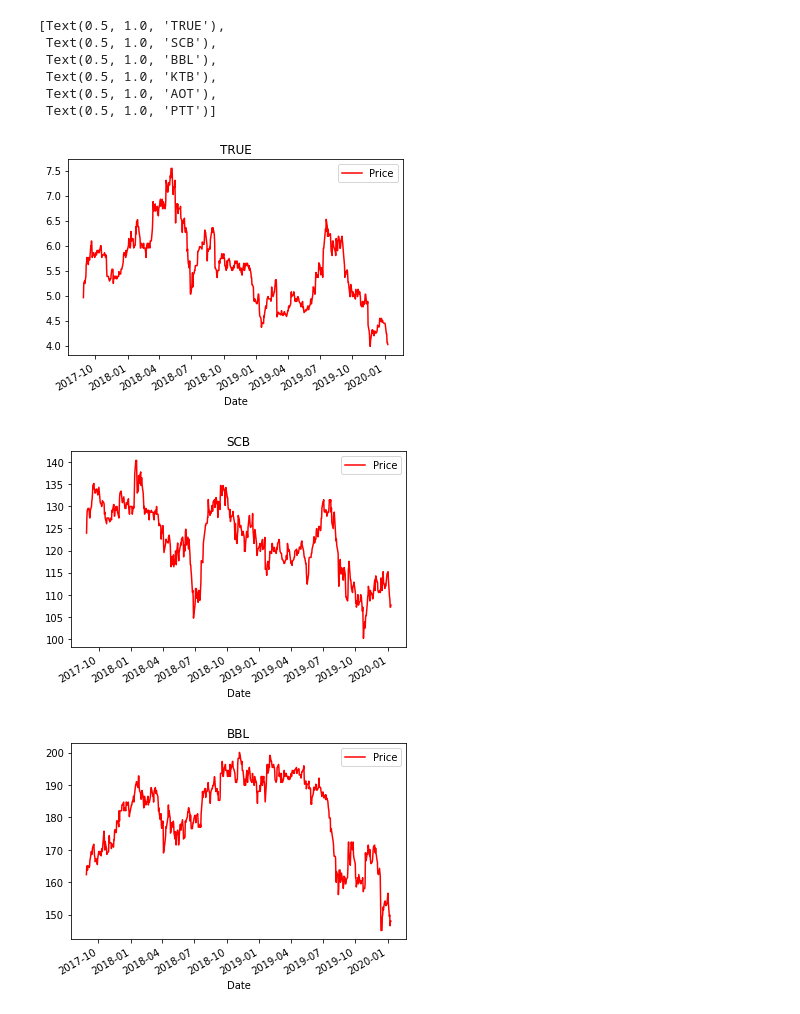
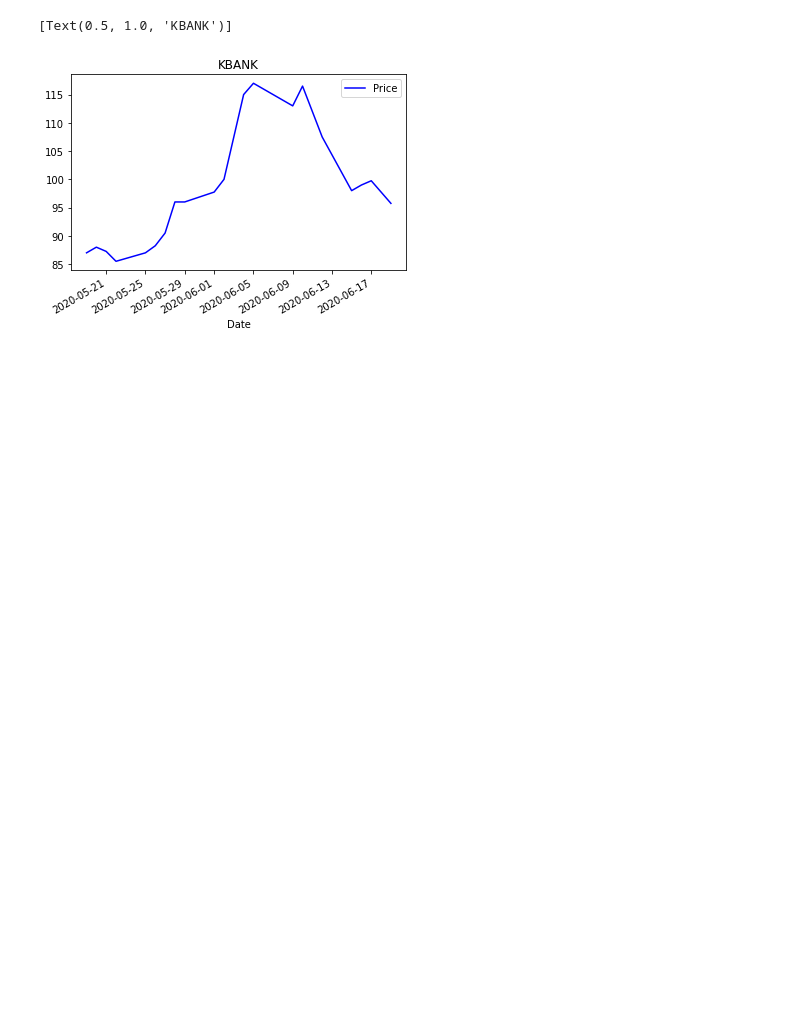
Before and after one commit to JK-Pair/Stock_analysis_project, a Jupyter notebook: Thai_Stock_example.ipynb, the cells around one changed output. Drawn from its saved outputs; the diff is of its cells as text; code cells hidden in the pictures; blank space fills up the shorter version.

```diff
--- a/Thai_Stock_example.ipynb
+++ b/Thai_Stock_example.ipynb
@@ -38,3 +35,7 @@ end_date = "2020-01-09"
+# %%
+stock_list =  ['KBANK'] # "AOT", "ICHI", "CPALL", "CPF", "ASIMAR", "AAV", "AU", 'SCB', 'BBL', 'KTB', 'AOT', 'PTT'
+start_date = "2020-05-19"
+end_date = date.today().strftime("%Y-%m-%d")
 # %%
 data = {}
 for quote in tqdm(stock_list):
@@ -68,12 +59,5 @@ Show all stocks in the list ['TRUE', 'SCB', 'BBL', 'KTB', 'AOT', 'PTT']
 # %%
-[ df.plot(y='Adj Close', label='Price', style='-r').set_title(key)  for key, df in data.items()]
+[ df.plot(y='Adj Close', label='Price', style='-b').set_title(key)  for key, df in data.items()]
 # %% [output]
-[Text(0.5, 1.0, 'TRUE'),
- Text(0.5, 1.0, 'SCB'),
- Text(0.5, 1.0, 'BBL'),
- Text(0.5, 1.0, 'KTB'),
- Text(0.5, 1.0, 'AOT'),
- Text(0.5, 1.0, 'PTT')]
+[Text(0.5, 1.0, 'KBANK')]
-[figure, old version]
+[figure, new version]
-[figure, removed]
-[figure, removed]
```
Also changed, not shown: parts of 7 cells of this notebook.
